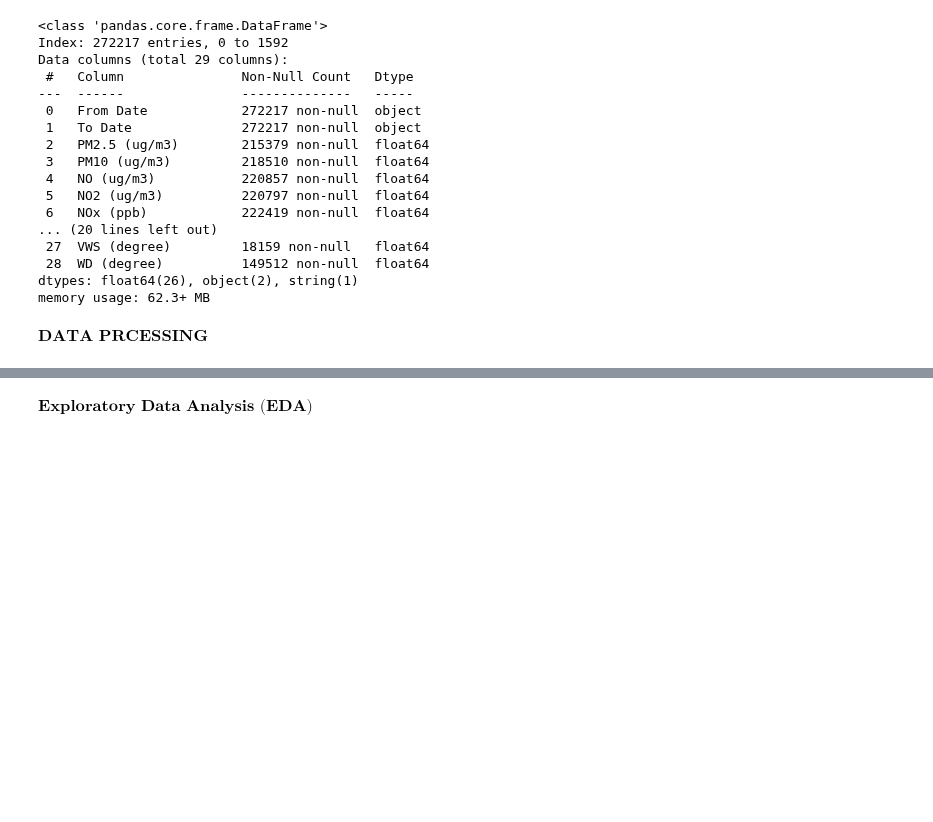
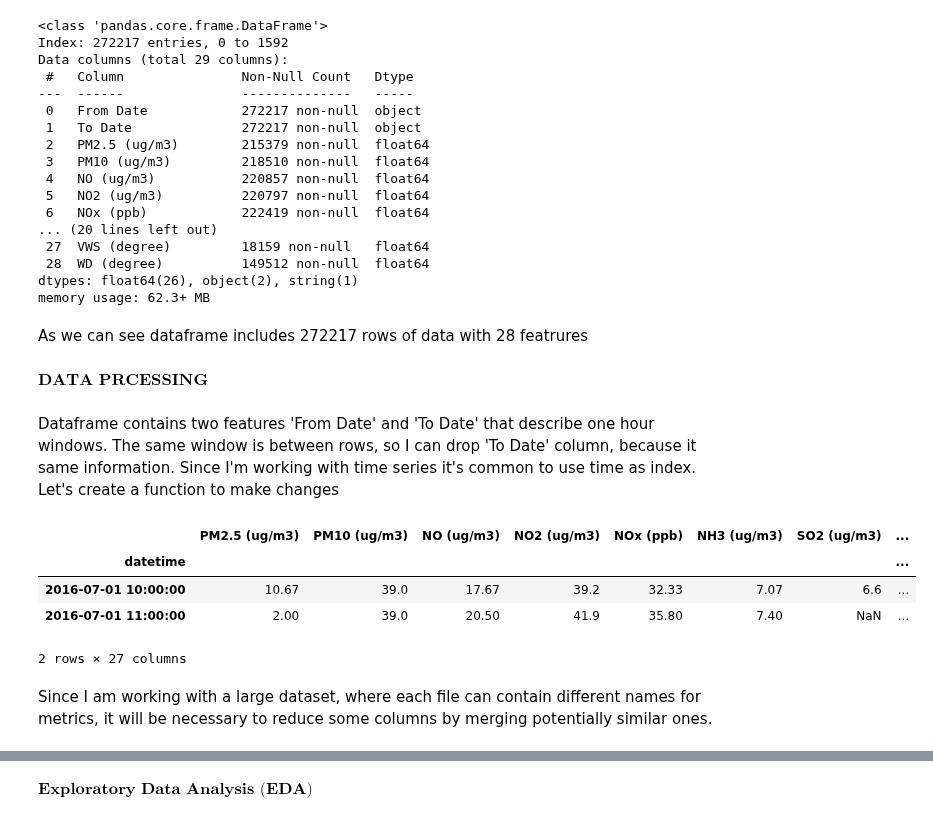
Before and after one commit to PyFon-hub/Masters_Thesis, a Jupyter notebook: Data_Analysis/Exploratory_Data_Analysis.ipynb, the cells around one changed output, grey strips where cells are left out. Saved outputs shown, nothing was run; the diff lists cells and outputs as text; code cells hidden in the pictures; blank space fills up the shorter version.

```diff
--- a/Data_Analysis/Exploratory_Data_Analysis.ipynb
+++ b/Data_Analysis/Exploratory_Data_Analysis.ipynb
@@ -196,5 +202,9 @@ Data columns (total 29 columns):
  28  WD (degree)          149512 non-null  float64
 dtypes: float64(26), object(2), string(1)
 memory usage: 62.3+ MB
+# %% [markdown]
+As we can see dataframe includes 272217 rows of data with 28 featrures
 # %% [markdown]
 $\textbf{DATA PRCESSING}$
+# %% [markdown]
+Dataframe contains two features 'From Date' and 'To Date' that describe one hour windows. The same window is between rows, so I can drop 'To Date' column, because it same information. Since I'm working with time series it's common to use time as index. Let's create a function to make changes
@@ -200,0 +217,11 @@ $\textbf{DATA PRCESSING}$
+# %%
+df = df_index_creation(df)
+df.head(2)
+# %% [output]
+|  | PM2.5 (ug/m3) | PM10 (ug/m3) | NO (ug/m3) | NO2 (ug/m3) | NOx (ppb) | NH3 (ug/m3) | SO2 (ug/m3) | ... |
+| datetime |  |  |  |  |  |  |  | ... |
+| 2016-07-01 10:00:00 | 10.67 | 39.0 | 17.67 | 39.2 | 32.33 | 7.07 | 6.6 | ... |
+| 2016-07-01 11:00:00 | 2.00 | 39.0 | 20.50 | 41.9 | 35.80 | 7.40 | NaN | ... |
+2 rows × 27 columns
+# %% [markdown]
+Since I am working with a large dataset, where each file can contain different names for metrics, it will be necessary to reduce some columns by merging potentially similar ones.
```
Also changed, not shown: parts of 13 cells of this notebook.
